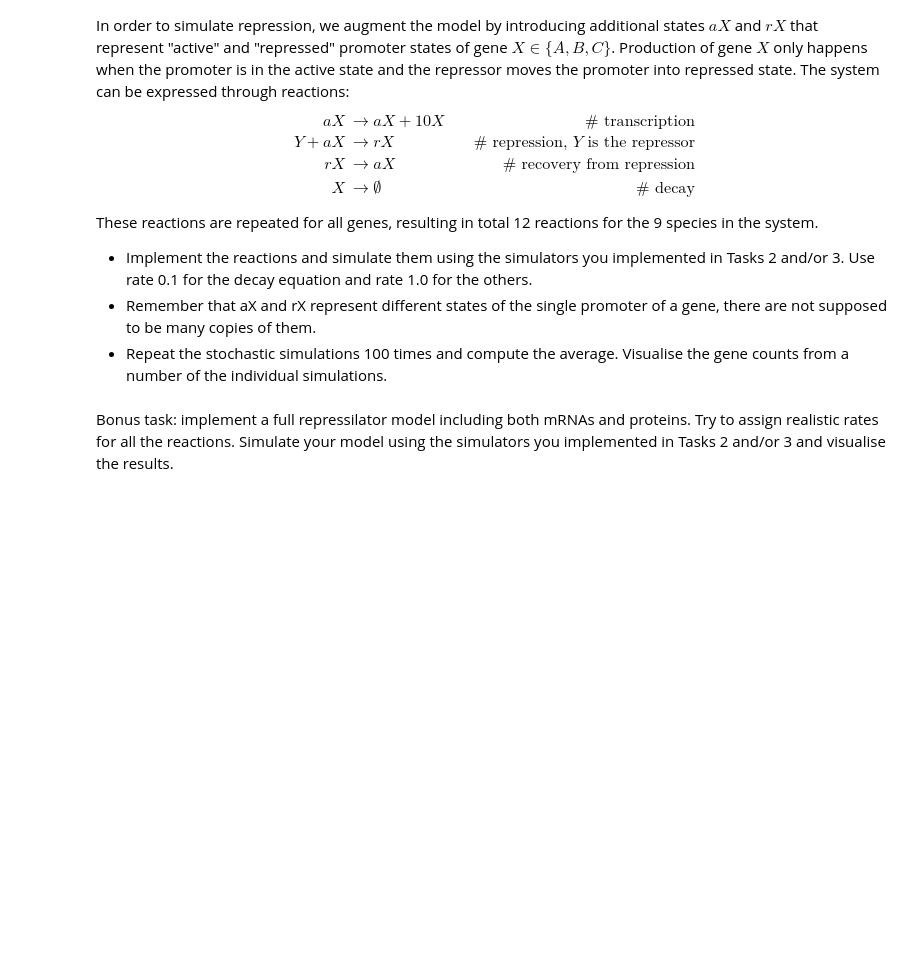
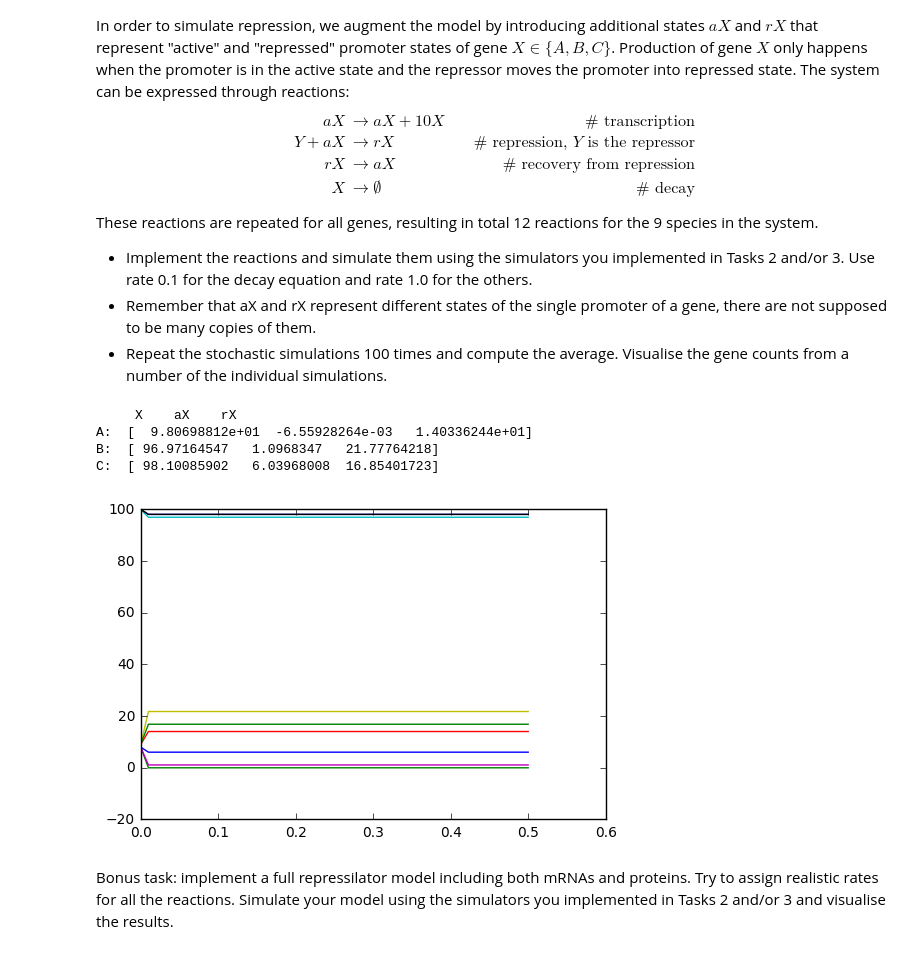
Before and after one commit to belochka/Bioinf, a Jupyter notebook: DynamicNetworkSimulation.ipynb, the cells around one changed output. Cells and saved outputs as stored; diff of their text form; code cells hidden in the pictures; blank space fills up the shorter version.

```diff
--- a/DynamicNetworkSimulation.ipynb
+++ b/DynamicNetworkSimulation.ipynb
@@ -726,33 +730,40 @@ numsteps = 10000
 #         plt.show()
 #
 # print('Average for A: ', np.mean([x[0] for x in final]))
 # print('Average for aA: ', np.mean([x[1] for x in final]))
 # print('Average for rA: ', np.mean([x[2] for x in final]))
 
 # print('\nAverage for B: ', np.mean([x[3] for x in final]))
 # print('Average for aB: ', np.mean([x[4] for x in final]))
 # print('Average for rB: ', np.mean([x[5] for x in final]))
 
 # print('\nAverage for C: ', np.mean([x[6] for x in final]))
 # print('Average for aC: ', np.mean([x[7] for x in final]))
 # print('Average for rC: ', np.mean([x[8] for x in final]))
 
 # Thist, Nhist = stochastic_simulation_algorithm(initstate, inputs, outputs, rates, numsteps)
 # plt.plot(Thist, Nhist)
 # plt.show()
 
 #https://en.wikipedia.org/wiki/Repressilator
 
 # from Task3
 # A,aA,rA, B,aB,rB, C,aC,rC
 #initstate = np.array([100,30,30, 100,30,30, 100,30,30])
 # Thist, Nhist = stochastic_simulation_algorithm(initstate, inputs, outputs, rates, numsteps)
-Thist, Nhist = simulate_chemical_langevin_eq(initstate, inputs, outputs, rates, 4, 0.06)
+# Thist, Nhist = simulate_chemical_langevin_eq(initstate, inputs, outputs, rates, numsteps, 55/numsteps)
+Thist, Nhist = simulate_chemical_langevin_eq(initstate, inputs, outputs, rates, 50, 0.01)
 print('     X    aX    rX')
 print('A: ', Nhist[-1][0:3])
 print('B: ', Nhist[-1][3:6])
 print('C: ', Nhist[-1][6:9])
 plt.plot(Thist, Nhist)
 plt.show()
+# %% [output]
+     X    aX    rX
+A:  [  9.80698812e+01  -6.55928264e-03   1.40336244e+01]
+B:  [ 96.97164547   1.0968347   21.77764218]
+C:  [ 98.10085902   6.03968008  16.85401723]
+[figure, added]
 # %% [markdown]
 Bonus task: implement a full repressilator model including both mRNAs and proteins. Try to assign realistic rates for all the reactions. Simulate your model using the simulators you implemented in Tasks 2 and/or 3 and visualise the results.
```
Also changed, not shown: parts of 4 cells of this notebook.
